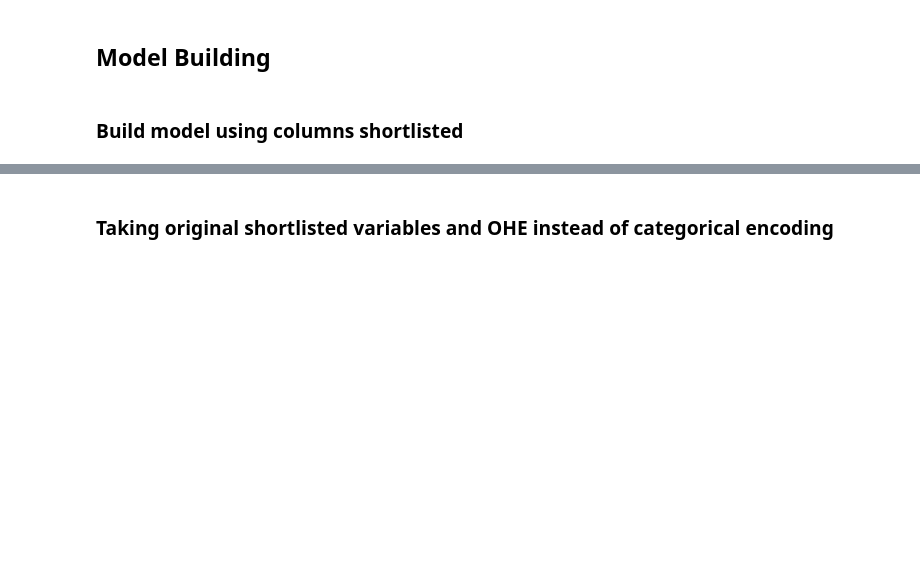
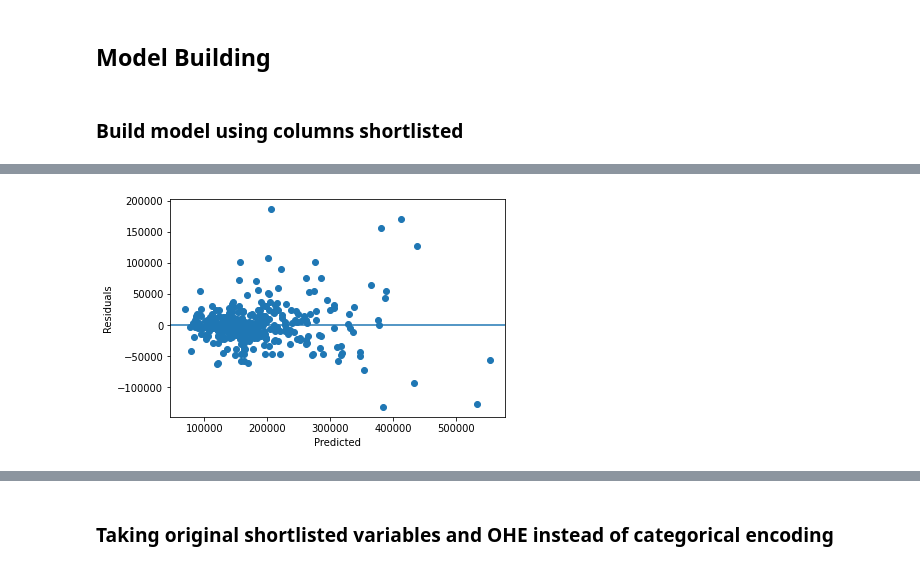
Before and after one commit to aditinabar/house-prices-modeling, a Jupyter notebook: Predicting House Prices.ipynb, the cells around one changed output, grey strips where cells are left out. Saved outputs shown, nothing was run; the diff lists cells and outputs as text; code cells hidden in the pictures; blank space fills up the shorter version.

```diff
--- a/Predicting House Prices.ipynb
+++ b/Predicting House Prices.ipynb
@@ -243,0 +239,7 @@ Deprecated in NumPy 1.20; for more details and guidance: https://numpy.org/devdo
+# %%
+plt.scatter(y_pred, (y_test - y_pred_rfr))
+plt.xlabel('Predicted')
+plt.ylabel('Residuals')
+plt.axhline(y=0);
+# %% [output]
+[figure, added]
```
Also changed, not shown: parts of 44 cells of this notebook.
